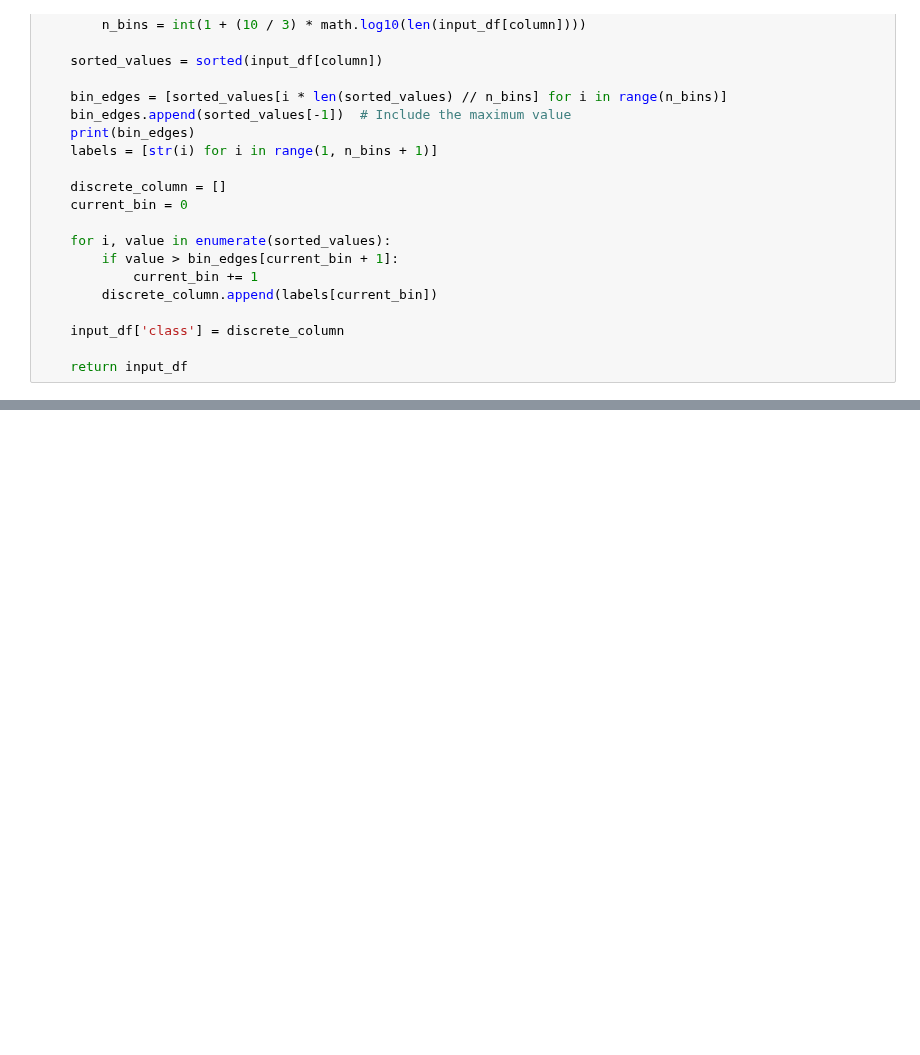
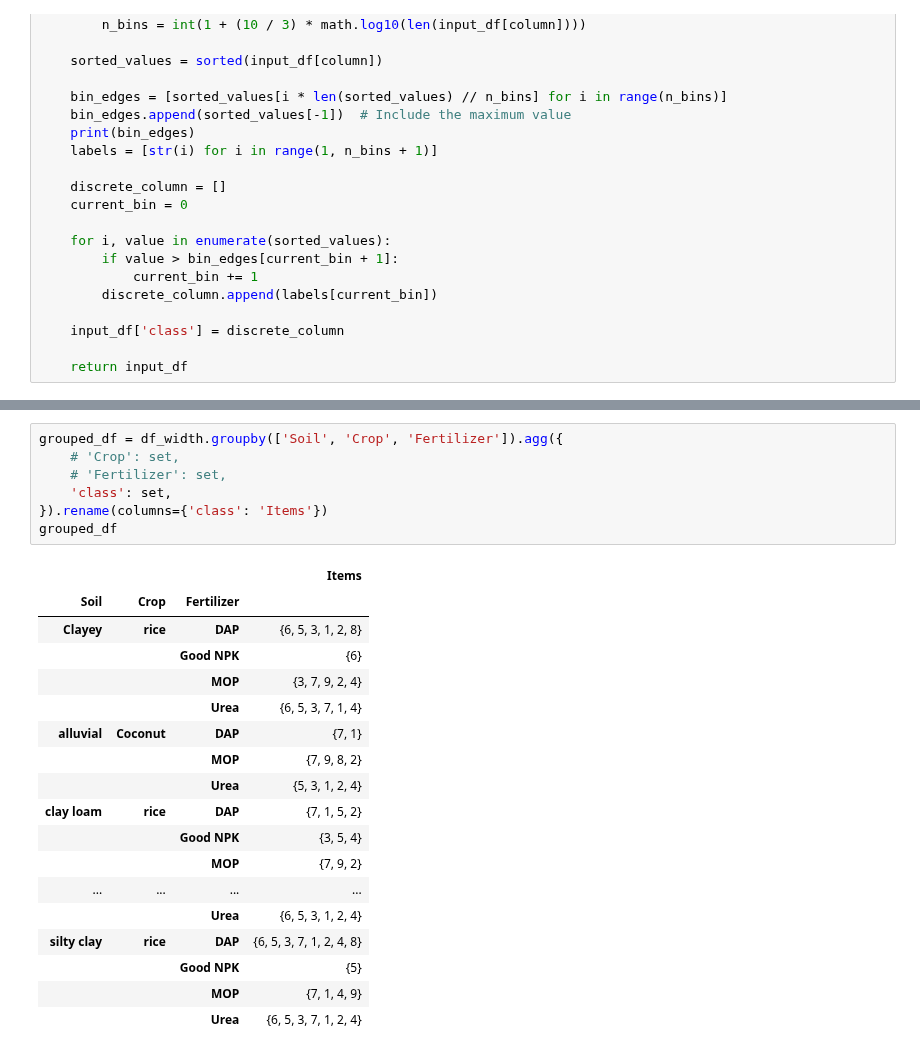
Before and after one commit to Mounir-charef/data_mining, a Jupyter notebook: notebooks/part2-apiriori.ipynb, the cells around one changed output, grey strips where cells are left out. Cells and saved outputs as stored; diff of their text form; blank space fills up the shorter version.

```diff
--- a/notebooks/part2-apiriori.ipynb
+++ b/notebooks/part2-apiriori.ipynb
@@ -166,0 +166,26 @@ plot_classes(df_freq)
+# %%
+grouped_df = df_width.groupby(['Soil', 'Crop', 'Fertilizer']).agg({
+    # 'Crop': set,
+    # 'Fertilizer': set,
+    'class': set,
+}).rename(columns={'class': 'Items'})
+grouped_df
+# %% [output]
+|  |  |  | Items |
+| Soil | Crop | Fertilizer |  |
+| Clayey | rice | DAP | {6, 5, 3, 1, 2, 8} |
+|  |  | Good NPK | {6} |
+|  |  | MOP | {3, 7, 9, 2, 4} |
+|  |  | Urea | {6, 5, 3, 7, 1, 4} |
+| alluvial | Coconut | DAP | {7, 1} |
+|  |  | MOP | {7, 9, 8, 2} |
+|  |  | Urea | {5, 3, 1, 2, 4} |
+| clay loam | rice | DAP | {7, 1, 5, 2} |
+|  |  | Good NPK | {3, 5, 4} |
+|  |  | MOP | {7, 9, 2} |
+| ... | ... | ... | ... |
+|  |  | Urea | {6, 5, 3, 1, 2, 4} |
+| silty clay | rice | DAP | {6, 5, 3, 7, 1, 2, 4, 8} |
+|  |  | Good NPK | {5} |
+|  |  | MOP | {7, 1, 4, 9} |
+|  |  | Urea | {6, 5, 3, 7, 1, 2, 4} |
```
Also changed, not shown: parts of 13 cells of this notebook, 1 other file.
